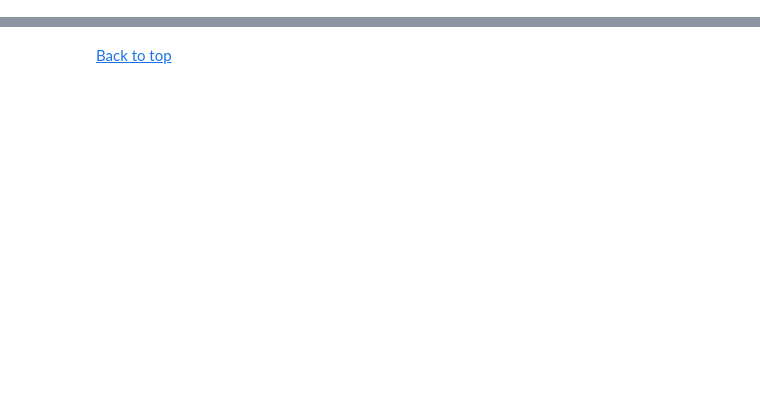
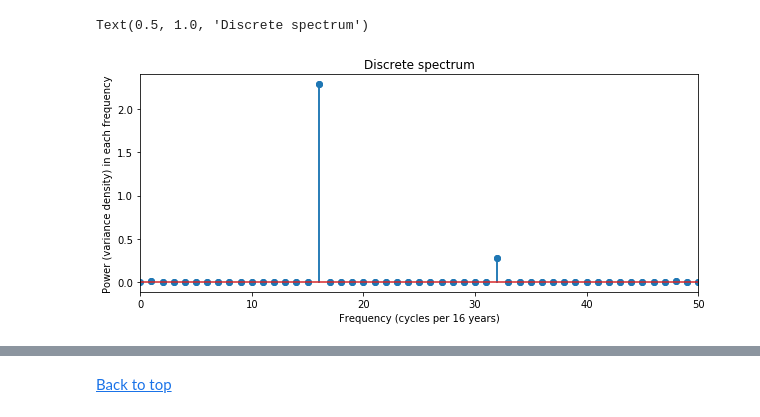
Before and after one commit to sisams/MPO624-2020, a Jupyter notebook: Course_Modules_Topics_Notebooks/2020 students modeling assignment/SisamSimplemodels_COVID_and_student_projects.ipynb, the cells around one changed output, grey strips where cells are left out. Saved outputs shown, nothing was run; the diff lists cells and outputs as text; code cells hidden in the pictures; blank space fills up the shorter version.

```diff
--- a/Course_Modules_Topics_Notebooks/2020 students modeling assignment/SisamSimplemodels_COVID_and_student_projects.ipynb
+++ b/Course_Modules_Topics_Notebooks/2020 students modeling assignment/SisamSimplemodels_COVID_and_student_projects.ipynb
@@ -129,0 +161,20 @@ Type:      function
+# %%
+# Define the frequencies "freqs" (noting the symmetry -- but 0 occurs only at left)
+
+freqs = np.array(range(NT))   # This gets the left end correct
+reversed_freqs = freqs[::-1]  # Reverse the array
+reversed_freqs[0:int(NT/2)] = freqs[1:int(NT/2)+1] # Fix the low end of the reversed array
+freqs = reversed_freqs[::-1]  # reverse it back
+# %%
+Power = (Tspec.conjugate()*Tspec).real
+Power = Power*(np.var(Tp) / Power.sum())       # Enforce Parseval's theorem for variance
+fig,ax = plt.subplots(1,1,figsize=(10,4));
+
+ax.stem(freqs, Power)
+ax.set_xlim([0,50])
+ax.set_xlabel('Frequency (cycles per 16 years)')
+ax.set_ylabel('Power (variance density) in each frequency')
+plt.title('Discrete spectrum')
+# %% [output]
+Text(0.5, 1.0, 'Discrete spectrum')
+[figure, added]
```
Also changed, not shown: parts of 95 cells of this notebook.
